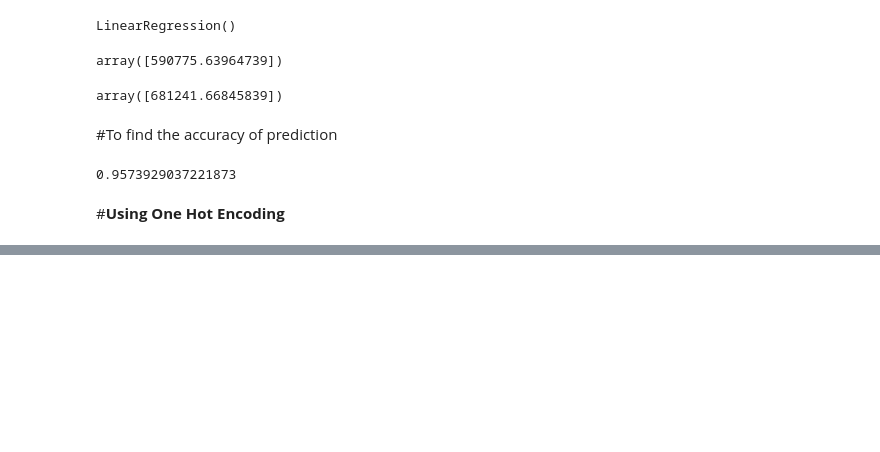
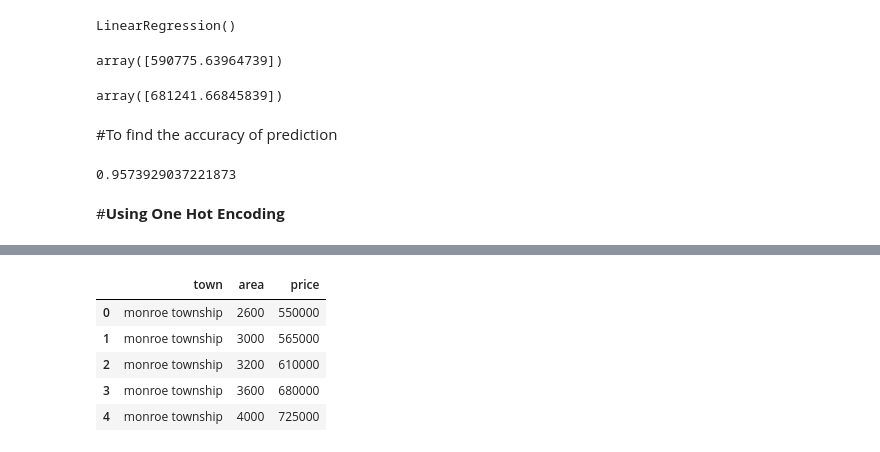
Before and after one commit to ninjaa1234/Learnin_New, a Jupyter notebook: Machine_Learning/Dummy_Variables_and_One_Hot_Encoding.ipynb, the cells around one changed output, grey strips where cells are left out. Drawn from its saved outputs; the diff is of its cells as text; code cells hidden in the pictures; blank space fills up the shorter version.

```diff
--- a/Machine_Learning/Dummy_Variables_and_One_Hot_Encoding.ipynb
+++ b/Machine_Learning/Dummy_Variables_and_One_Hot_Encoding.ipynb
@@ -184,0 +185,9 @@ le=preprocessing.LabelEncoder
+# %%
+df.head()
+# %% [output]
+|  | town | area | price |
+| 0 | monroe township | 2600 | 550000 |
+| 1 | monroe township | 3000 | 565000 |
+| 2 | monroe township | 3200 | 610000 |
+| 3 | monroe township | 3600 | 680000 |
+| 4 | monroe township | 4000 | 725000 |
```
Also changed, not shown: parts of 13 cells of this notebook.
